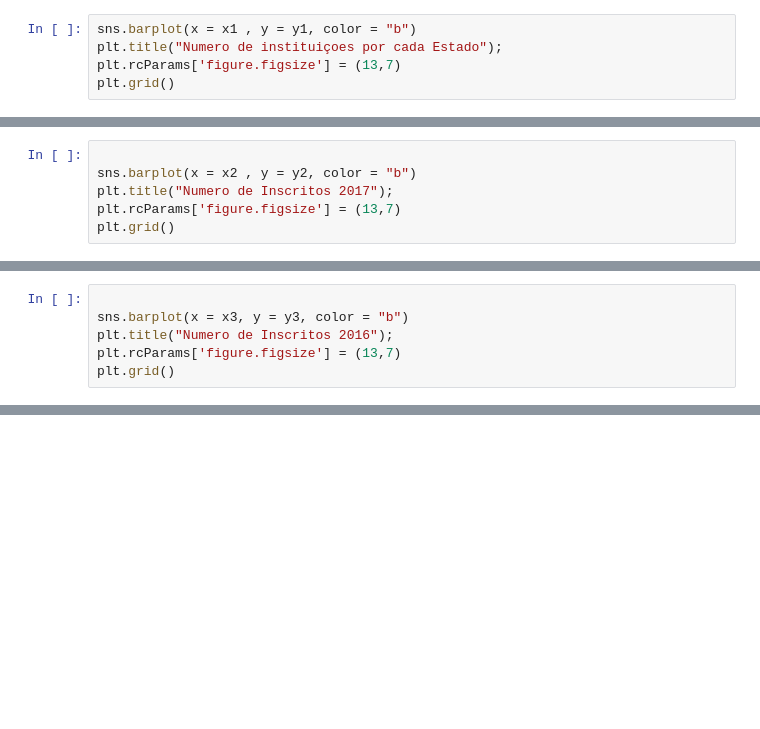
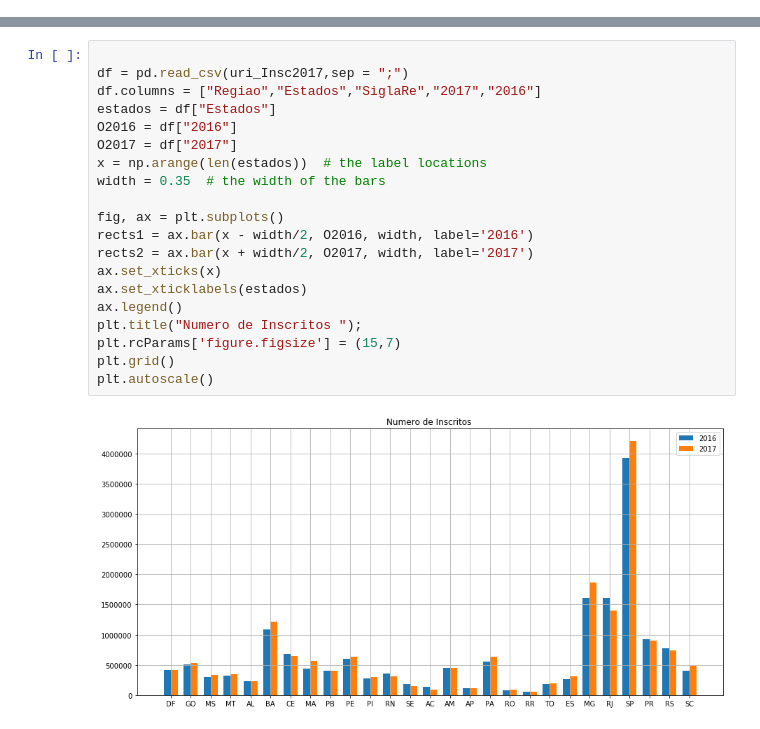
Before and after one commit to JViniciusF/ENEM-Matriculados-Por-Estados, a Jupyter notebook: Analise da matricula dos alunos.ipynb, the cells around one changed output, grey strips where cells are left out. Drawn from its saved outputs; the diff is of its cells as text; blank space fills up the shorter version.

```diff
--- a/Analise da matricula dos alunos.ipynb
+++ b/Analise da matricula dos alunos.ipynb
@@ -18,5 +11,0 @@ y1 = df["Instituicoes"]
-# %%
-sns.barplot(x = x1 , y = y1, color = "b")
-plt.title("Numero de instituiçoes por cada Estado");
-plt.rcParams['figure.figsize'] = (13,7)
-plt.grid()
@@ -36,6 +11,0 @@ y3 = df["Número de Inscritos"]
-# %%
-
-sns.barplot(x = x2 , y = y2, color = "b")
-plt.title("Numero de Inscritos 2017");
-plt.rcParams['figure.figsize'] = (13,7)
-plt.grid()
@@ -44,6 +11,0 @@ plt.grid()
-# %%
-
-sns.barplot(x = x3, y = y3, color = "b")
-plt.title("Numero de Inscritos 2016");
-plt.rcParams['figure.figsize'] = (13,7)
-plt.grid()
@@ -51,0 +15,22 @@ plt.grid()
+# %%
+
+df = pd.read_csv(uri_Insc2017,sep = ";")
+df.columns = ["Regiao","Estados","SiglaRe","2017","2016"]
+estados = df["Estados"]
+O2016 = df["2016"]
+O2017 = df["2017"]
+x = np.arange(len(estados))  # the label locations
+width = 0.35  # the width of the bars
+
+fig, ax = plt.subplots()
+rects1 = ax.bar(x - width/2, O2016, width, label='2016')
+rects2 = ax.bar(x + width/2, O2017, width, label='2017')
+ax.set_xticks(x)
+ax.set_xticklabels(estados)
+ax.legend()
+plt.title("Numero de Inscritos ");
+plt.rcParams['figure.figsize'] = (15,7)
+plt.grid()
+plt.autoscale()
+# %% [output]
+[figure, added]
```
Also changed, not shown: parts of 8 cells of this notebook, 3 other files.
